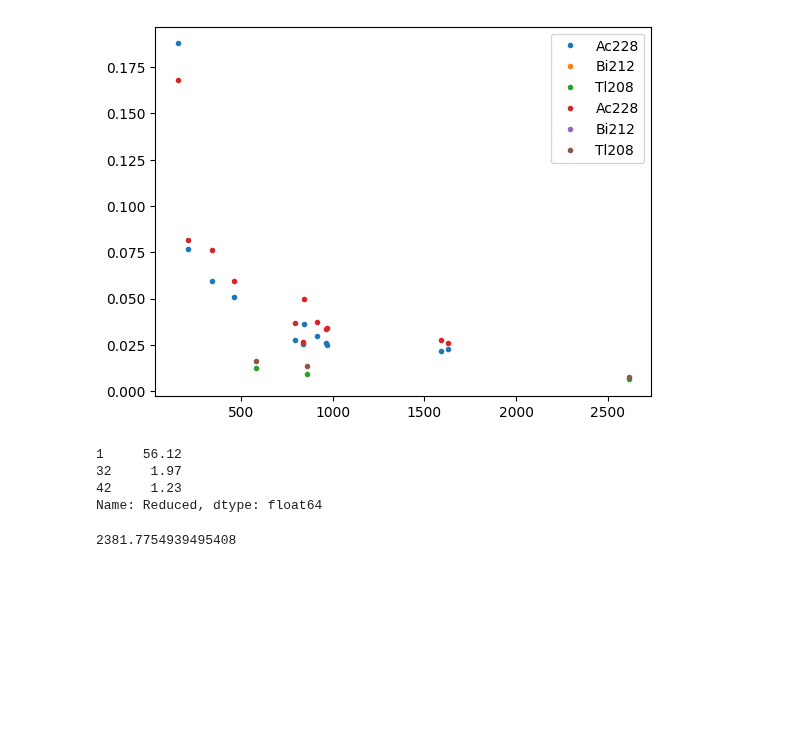
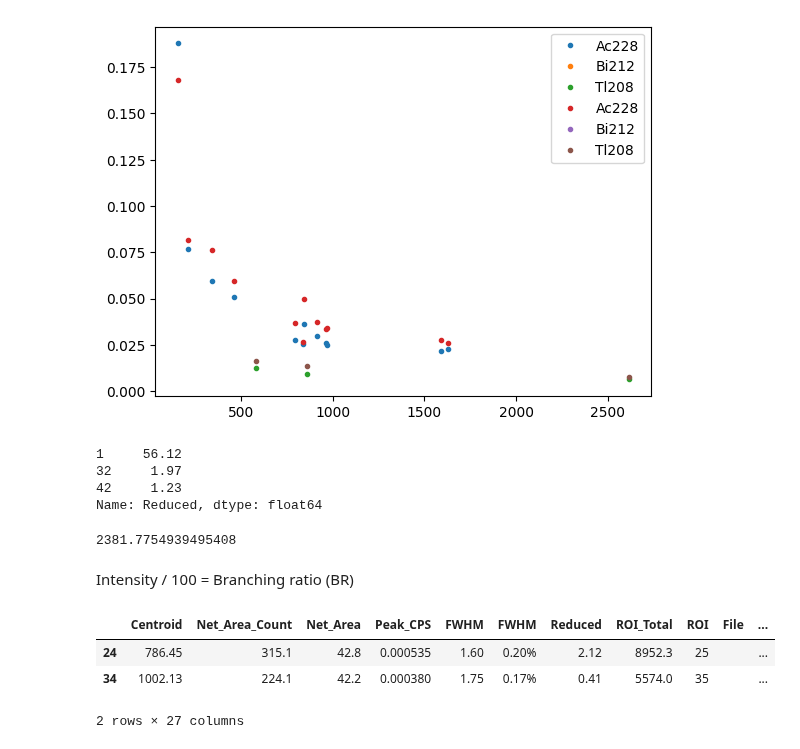
Before and after one commit to ngcnpeter/HPGe_lab_y3, a Jupyter notebook: spectal_analysis.ipynb, the cells around one changed output. Cells and saved outputs as stored; diff of their text form; code cells hidden in the pictures; blank space fills up the shorter version.

```diff
--- a/spectal_analysis.ipynb
+++ b/spectal_analysis.ipynb
@@ -320,0 +474,9 @@ compton_edge(2614.53)
+# %% [markdown]
+Intensity / 100 = Branching ratio (BR)
+# %%
+df_1[df_1['Nuclide'].str.contains('Pa234').fillna(False)]
+# %% [output]
+|  | Centroid | Net_Area_Count | Net_Area | Peak_CPS | FWHM | FWHM | Reduced | ROI_Total | ROI | File | ... |
+| 24 | 786.45 | 315.1 | 42.8 | 0.000535 | 1.60 | 0.20% | 2.12 | 8952.3 | 25 |  | ... |
+| 34 | 1002.13 | 224.1 | 42.2 | 0.000380 | 1.75 | 0.17% | 0.41 | 5574.0 | 35 |  | ... |
+2 rows × 27 columns
```
Also changed, not shown: parts of 22 cells of this notebook, 3 other files.
